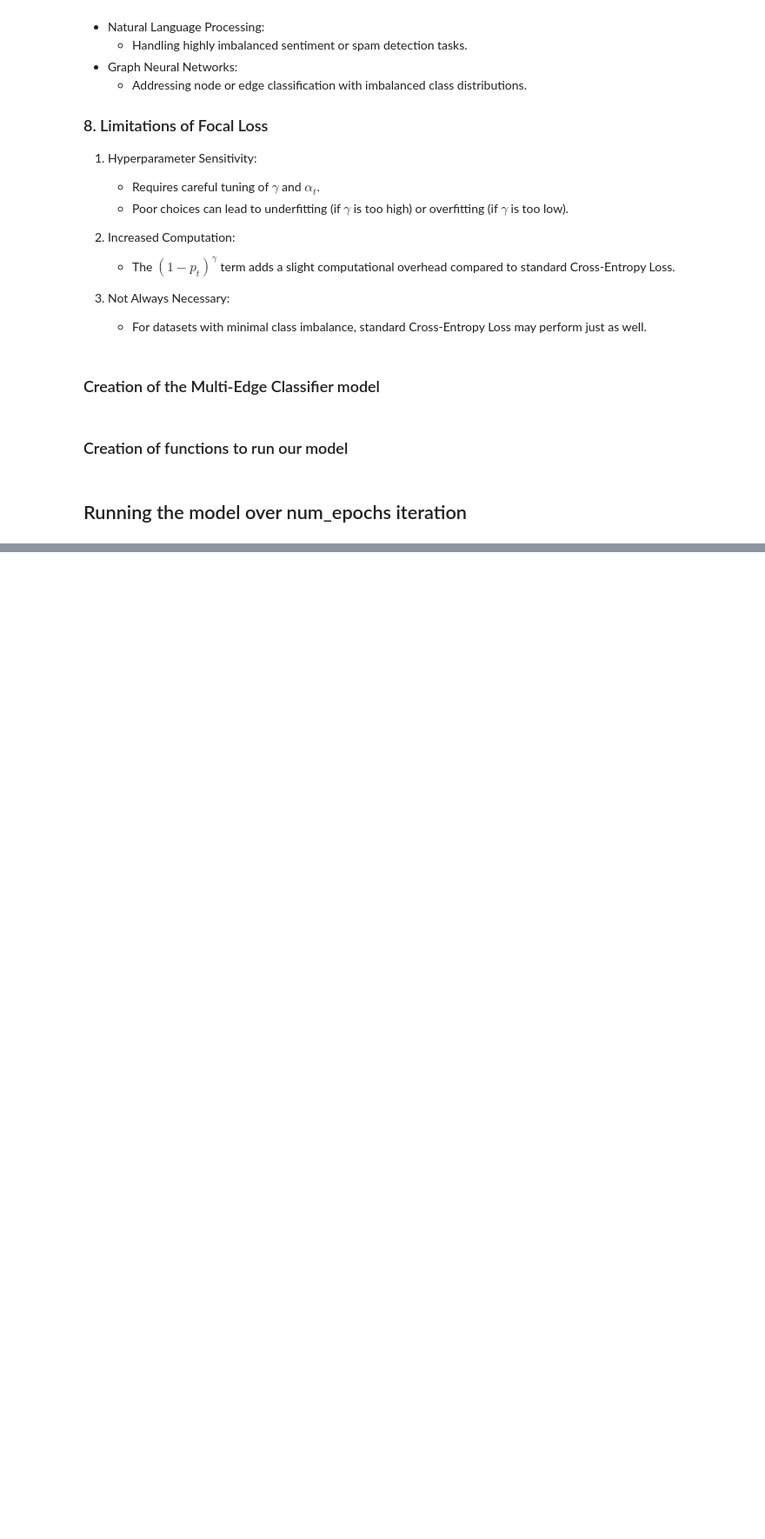
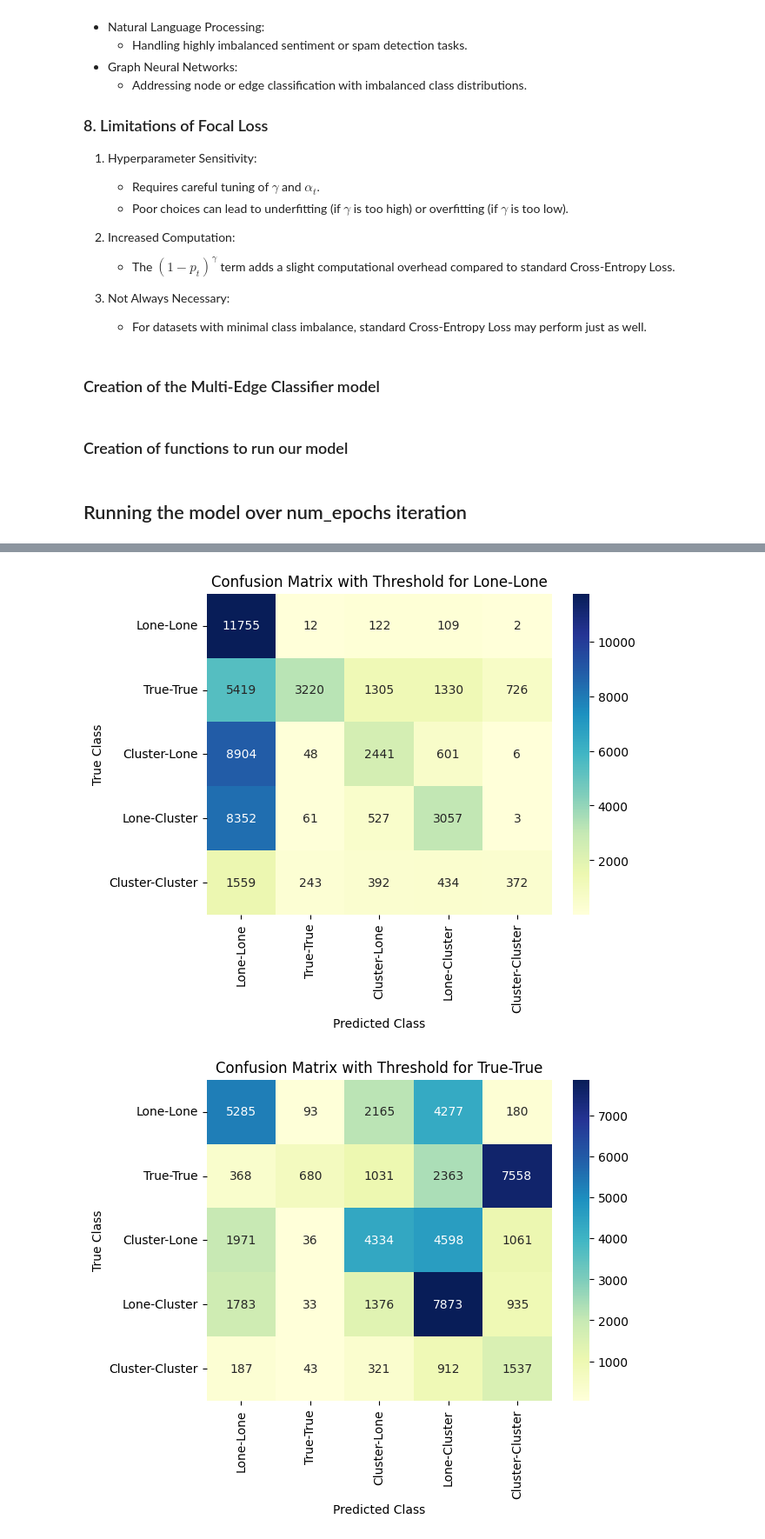
Before and after one commit to ksjones3/CodeRefactor, a Jupyter notebook: RunningAllEvents_Model0.ipynb, the cells around one changed output, grey strips where cells are left out. Shown at 87% size. Saved outputs shown, nothing was run; the diff lists cells and outputs as text; code cells hidden in the pictures; blank space fills up the shorter version.

```diff
--- a/RunningAllEvents_Model0.ipynb
+++ b/RunningAllEvents_Model0.ipynb
@@ -1699,0 +1663,33 @@ plt.show()
+# %%
+# Color map choice
+cmap = 'YlGnBu'
+
+# Create a plot for each class
+for class_idx, class_name in enumerate(class_names):
+    # Get the optimal threshold for this class
+    optimal_thresh = optimal_thresholds[class_name]
+
+    # Initialize predictions array for this class-based threshold
+    y_pred = np.zeros_like(epoch_truth_labels)
+
+    # Predict the class for each sample using only this class's threshold
+    for class_idx_pred in range(len(class_names)):
+        y_scores_class = epoch_scores[:, class_idx_pred]  # Scores for this class
+        predicted_class = (y_scores_class >= optimal_thresh).astype(int)
+
+        # Assign the predicted class to the sample for this class threshold
+        y_pred[predicted_class == 1] = class_idx_pred
+
+    # Generate the confusion matrix for this class-based threshold
+    cm = confusion_matrix(epoch_truth_labels, y_pred)
+
+    # Plot the confusion matrix using Seaborn
+    plt.figure()
+    sns.heatmap(cm, annot=True, fmt="d", cmap=cmap, xticklabels=class_names, yticklabels=class_names)
+    plt.title(f'Confusion Matrix with Threshold for {class_name}')
+    plt.xlabel('Predicted Class')
+    plt.ylabel('True Class')
+    plt.show()
+# %% [output]
+[figure, added]
+[figure, added]
```
Also changed, not shown: parts of 26 cells of this notebook, 3 other files.
